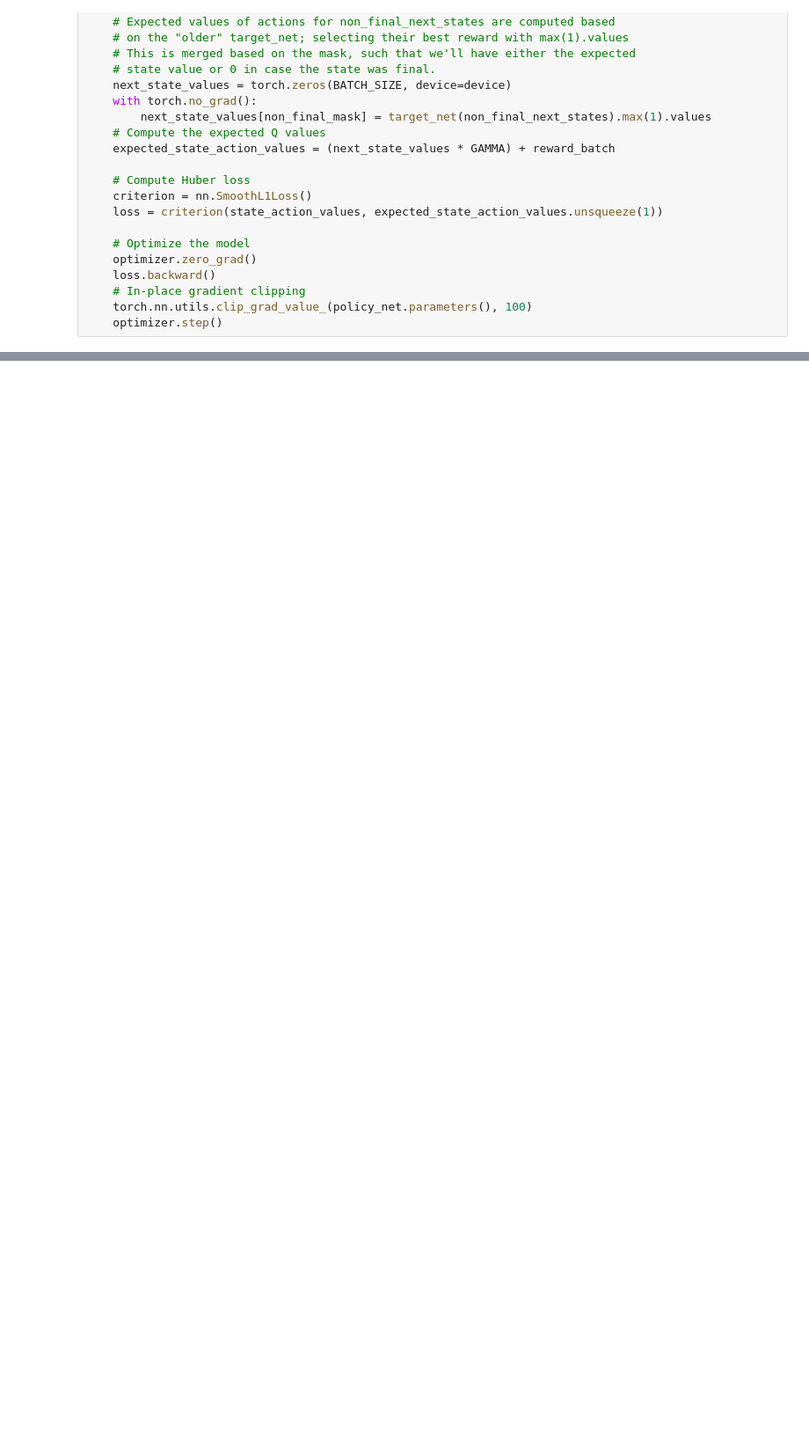
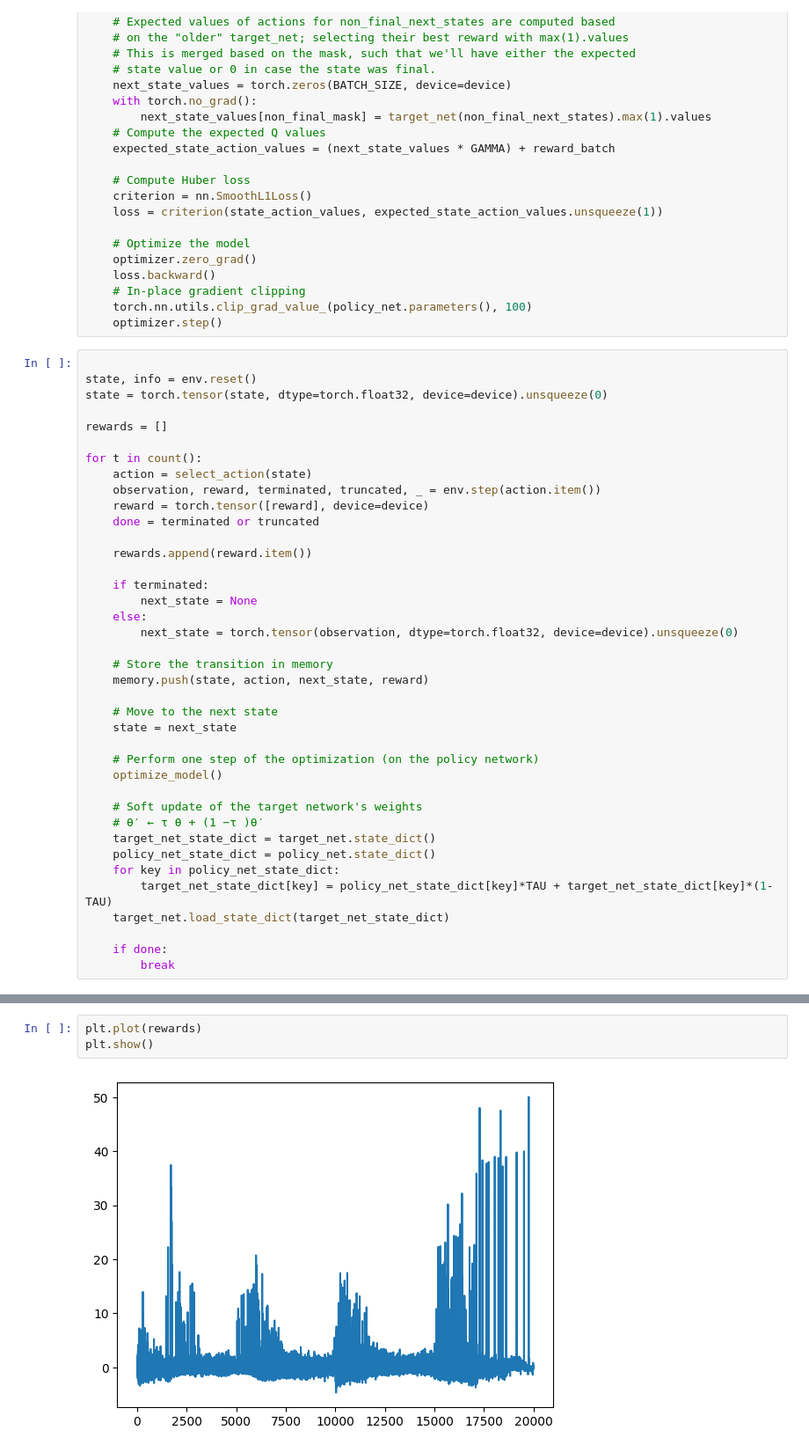
Before and after one commit to Bratet/Traffic-Light-Optimization-with-Reinforcement-Learning, a Jupyter notebook: DQN.ipynb, the cells around one changed output, grey strips where cells are left out. Shown: that part at 88% size. Saved outputs shown, nothing was run; the diff lists cells and outputs as text; blank space fills up the shorter version.

```diff
--- a/DQN.ipynb
+++ b/DQN.ipynb
@@ -194,3 +176,42 @@ def optimize_model():
     # In-place gradient clipping
     torch.nn.utils.clip_grad_value_(policy_net.parameters(), 100)
     optimizer.step()
+# %%
+
+state, info = env.reset()
+state = torch.tensor(state, dtype=torch.float32, device=device).unsqueeze(0)
+
+rewards = []
+
+for t in count():
+    action = select_action(state)
+    observation, reward, terminated, truncated, _ = env.step(action.item())
+    reward = torch.tensor([reward], device=device)
+    done = terminated or truncated
+
+    rewards.append(reward.item())
+
+    if terminated:
+        next_state = None
+    else:
+        next_state = torch.tensor(observation, dtype=torch.float32, device=device).unsqueeze(0)
+
+    # Store the transition in memory
+    memory.push(state, action, next_state, reward)
+
+    # Move to the next state
+    state = next_state
+
+    # Perform one step of the optimization (on the policy network)
+    optimize_model()
+
+    # Soft update of the target network's weights
+    # θ′ ← τ θ + (1 −τ )θ′
+    target_net_state_dict = target_net.state_dict()
+    policy_net_state_dict = policy_net.state_dict()
+    for key in policy_net_state_dict:
+        target_net_state_dict[key] = policy_net_state_dict[key]*TAU + target_net_state_dict[key]*(1-TAU)
+    target_net.load_state_dict(target_net_state_dict)
+
+    if done:
+        break
@@ -196,0 +222,5 @@ def optimize_model():
+# %%
+plt.plot(rewards)
+plt.show()
+# %% [output]
+[figure, added]
```
Also changed, not shown: parts of 11 cells of this notebook, 14 other files.
